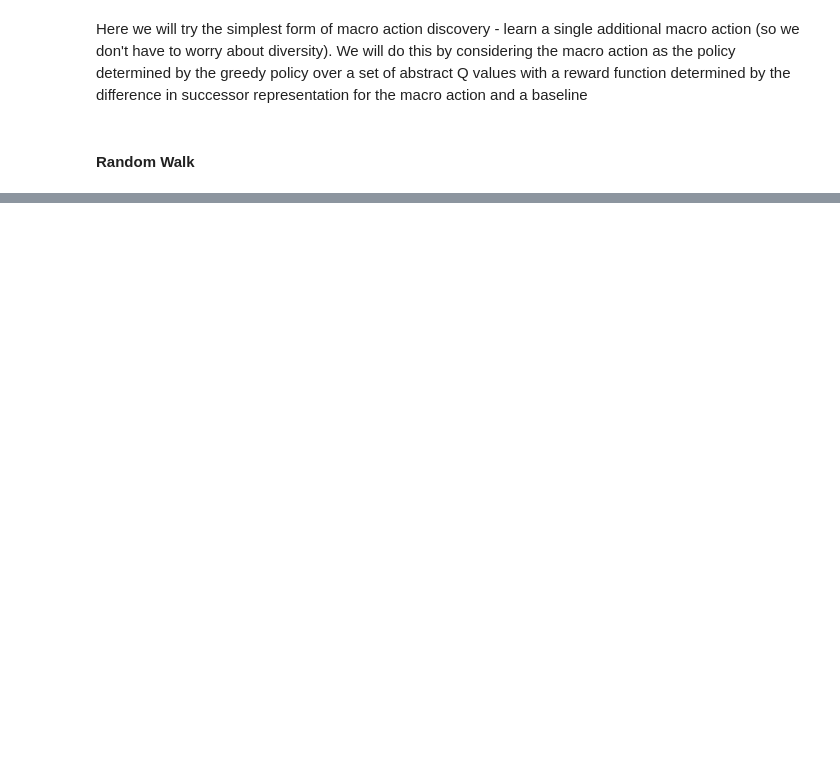
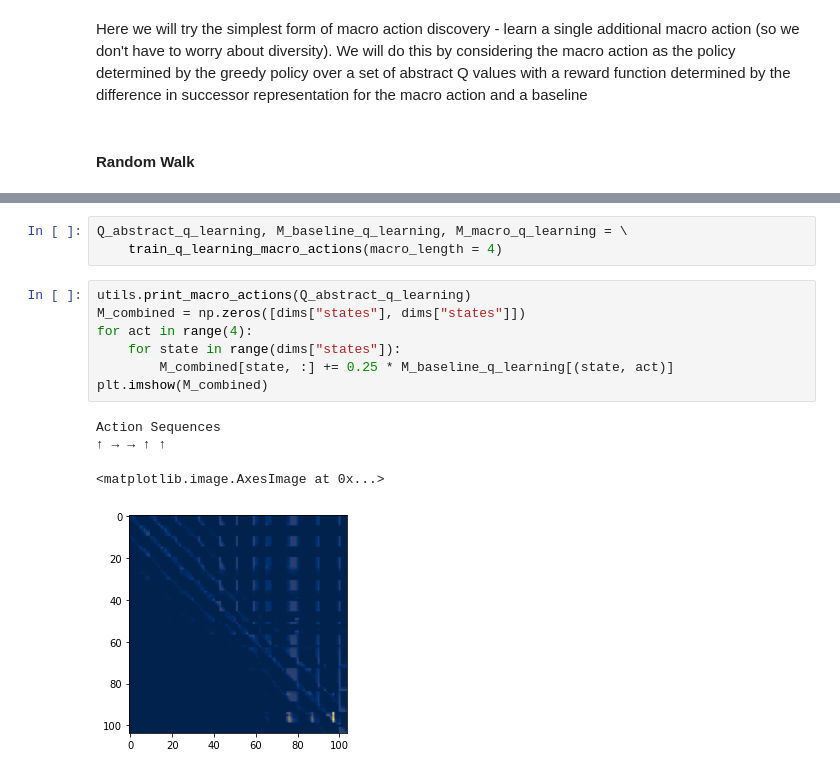
Before and after one commit to mjsargent/tabular_skip_SR, a Jupyter notebook: t-SR.ipynb, the cells around one changed output, grey strips where cells are left out. Saved outputs shown, nothing was run; the diff lists cells and outputs as text; blank space fills up the shorter version.

```diff
--- a/t-SR.ipynb
+++ b/t-SR.ipynb
@@ -327,0 +457,15 @@ print(Q_abstract_macro)
+# %%
+Q_abstract_q_learning, M_baseline_q_learning, M_macro_q_learning = \
+    train_q_learning_macro_actions(macro_length = 4)
+# %%
+utils.print_macro_actions(Q_abstract_q_learning)
+M_combined = np.zeros([dims["states"], dims["states"]])
+for act in range(4):
+    for state in range(dims["states"]):
+        M_combined[state, :] += 0.25 * M_baseline_q_learning[(state, act)]
+plt.imshow(M_combined)
+# %% [output]
+Action Sequences
+↑ → → ↑ ↑
+<matplotlib.image.AxesImage at 0x...>
+[figure, added]
```
Also changed, not shown: parts of 31 cells of this notebook, 3 other files.
